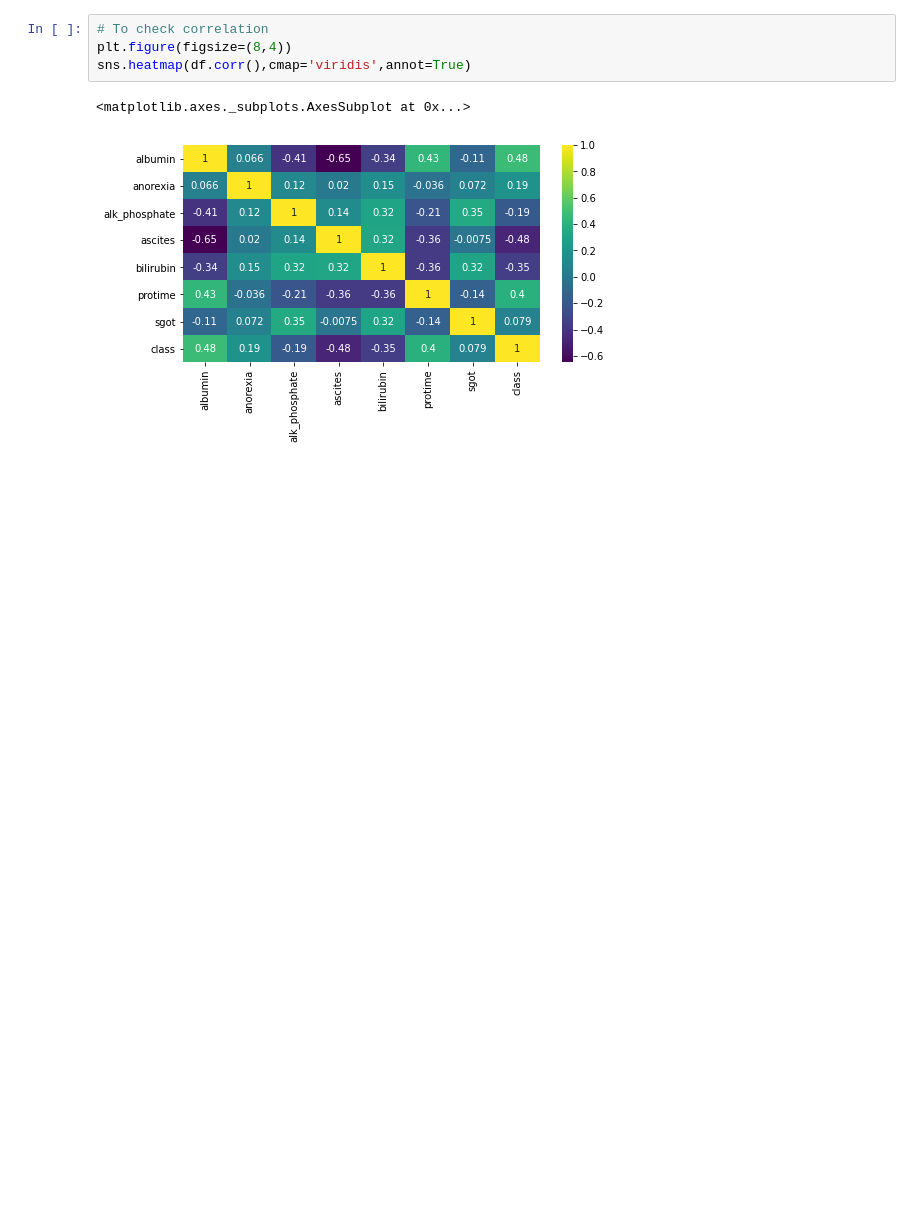
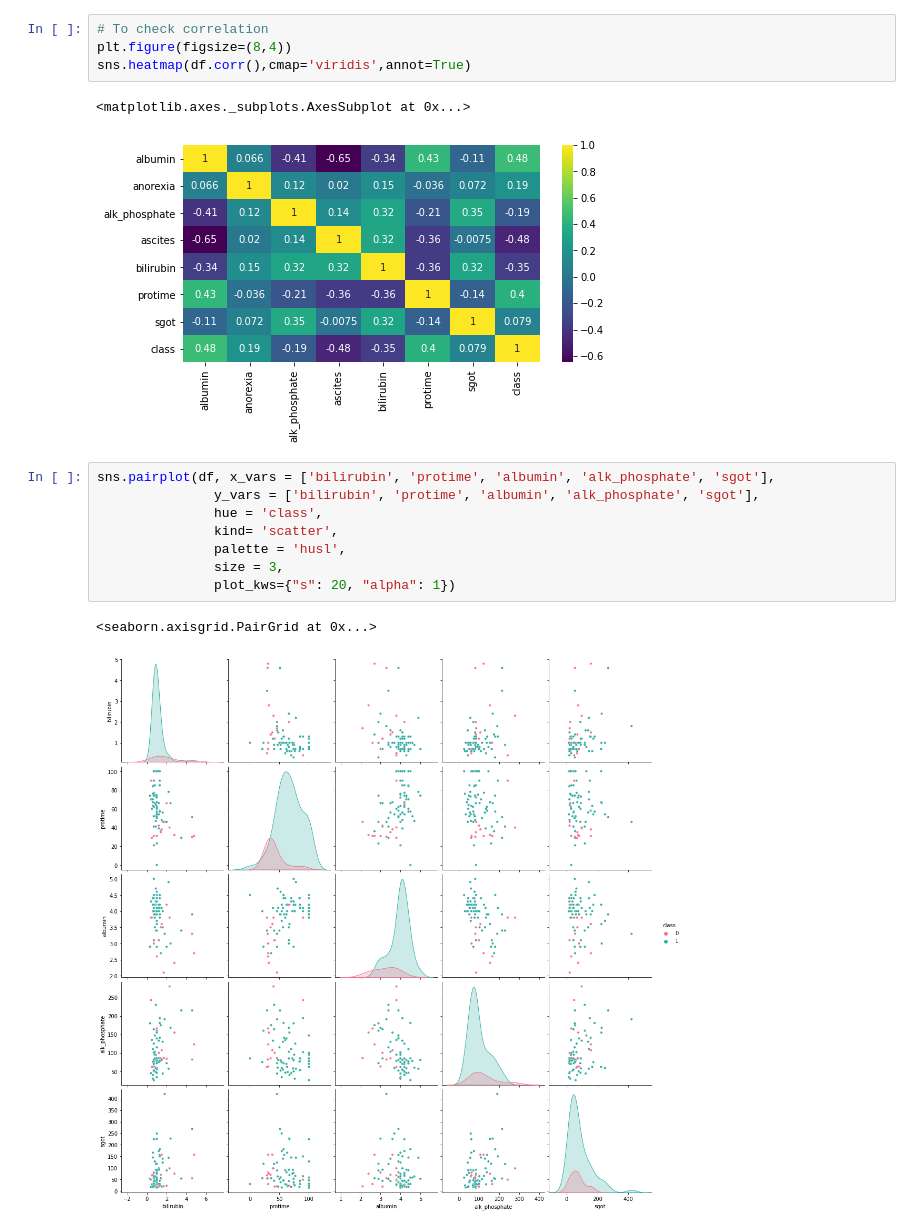
Before and after one commit to adaick/Payoda_Test, a Jupyter notebook: payoda_test.ipynb, the cells around one changed output. Saved outputs shown, nothing was run; the diff lists cells and outputs as text; blank space fills up the shorter version.

Commit message:
done visualization

```diff
--- a/payoda_test.ipynb
+++ b/payoda_test.ipynb
@@ -163,3 +163,14 @@ sns.heatmap(df.corr(),cmap='viridis',annot=True)
 # %% [output]
 <matplotlib.axes._subplots.AxesSubplot at 0x...>
 [figure]
+# %%
+sns.pairplot(df, x_vars = ['bilirubin', 'protime', 'albumin', 'alk_phosphate', 'sgot'],
+               y_vars = ['bilirubin', 'protime', 'albumin', 'alk_phosphate', 'sgot'],
+               hue = 'class',
+               kind= 'scatter',
+               palette = 'husl',
+               size = 3,
+               plot_kws={"s": 20, "alpha": 1})
+# %% [output]
+<seaborn.axisgrid.PairGrid at 0x...>
+[figure, added]
```
